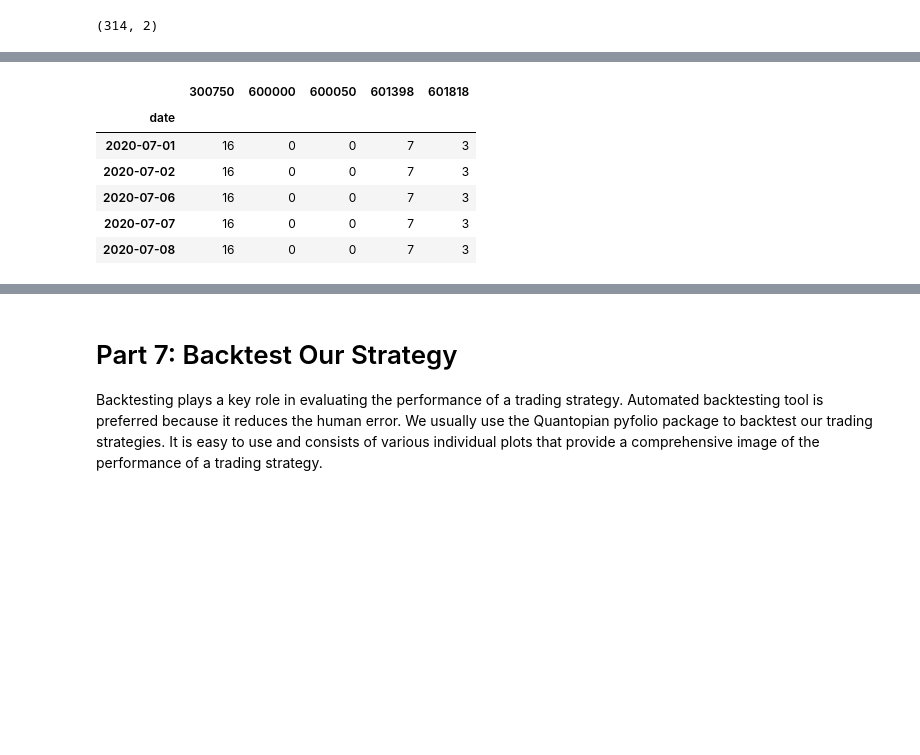
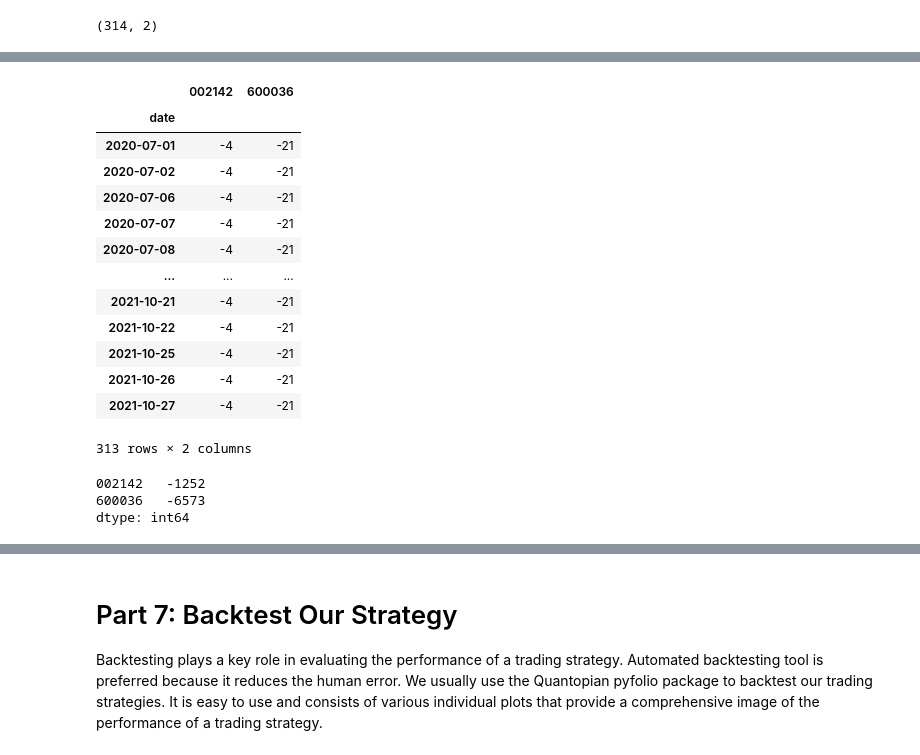
Before and after one commit to EvanHong99/FinRL, a Jupyter notebook: FinRL_StockTrading_NeurIPS_2018.ipynb, the cells around one changed output, grey strips where cells are left out. Drawn from its saved outputs; the diff is of its cells as text; code cells hidden in the pictures; blank space fills up the shorter version.

Commit message:
需要改进pair trading

```diff
--- a/FinRL_StockTrading_NeurIPS_2018.ipynb
+++ b/FinRL_StockTrading_NeurIPS_2018.ipynb
@@ -495,5 +481,7 @@ auth success
 # %%
-processed_full=pd.read_csv('./datasets/train/processed_full.csv',index_col=0,header=0)
+processed_full=pd.read_csv('./datasets/train/processed_full.csv',index_col=0,header=0,dtype={"tic":str})
+# 只选择两个股票
+processed_full=processed_full[np.logical_or(processed_full['tic']=='600036',processed_full['tic']=='002142')]
 processed_full
 # %% [output]
 |  | date | tic | open | high | close | low | volume | turnover | day | macd | boll_ub | ... |
@@ -556,15 +551,21 @@ Stock Dimension: 5, State Space: 51
 from finrl.finrl_meta.env_stock_trading.env_test import StockTradingEnv
 env_kwargs = {
         "hmax": 100,
-        "initial_amount": 1000000,
-        "num_stock_shares": [0] * stock_dimension,
+        "initial_amount": 1e5, # 十万空余资金
+        "num_stock_shares": [0] * stock_dimension, # 每个股票十手
         "buy_cost_pct": [0.000675] * stock_dimension,
         "sell_cost_pct": [0.001] * stock_dimension,
         "state_space": state_space,
         "stock_dim": stock_dimension,
         "tech_indicator_list": config.INDICATORS,
         "action_space": stock_dimension,
-        "reward_scaling": 1e-4 }
+        "reward_scaling": 1e-4,
+        # "model_name":"pair_trading",
+        # "mode":"test",
+        # "":,
+
+
+         }
 e_train_gym = StockTradingEnv(df = train, **env_kwargs)
 # %% [markdown]
 ## Environment for Training
@@ -600,5 +601,5 @@ Using cuda device
 # %%
 trained_ppo = agent.train_model(model=model_ppo,
                     tb_log_name='ppo',
-                    total_timesteps=5000)
+                    total_timesteps=20000)
 # %% [output]
@@ -729,10 +835,23 @@ df_account_value.tail()
 # %%
-df_actions.head()
+df_actions
 # %% [output]
-|  | 300750 | 600000 | 600050 | 601398 | 601818 |
-| date |  |  |  |  |  |
-| 2020-07-01 | 16 | 0 | 0 | 7 | 3 |
-| 2020-07-02 | 16 | 0 | 0 | 7 | 3 |
-| 2020-07-06 | 16 | 0 | 0 | 7 | 3 |
-| 2020-07-07 | 16 | 0 | 0 | 7 | 3 |
-| 2020-07-08 | 16 | 0 | 0 | 7 | 3 |
+|  | 002142 | 600036 |
+| date |  |  |
+| 2020-07-01 | -4 | -21 |
+| 2020-07-02 | -4 | -21 |
+| 2020-07-06 | -4 | -21 |
+| 2020-07-07 | -4 | -21 |
+| 2020-07-08 | -4 | -21 |
+| ... | ... | ... |
+| 2021-10-21 | -4 | -21 |
+| 2021-10-22 | -4 | -21 |
+| 2021-10-25 | -4 | -21 |
+| 2021-10-26 | -4 | -21 |
+| 2021-10-27 | -4 | -21 |
+313 rows × 2 columns
+# %%
+df_actions.sum()
+# %% [output]
+002142   -1252
+600036   -6573
+dtype: int64
```
Also changed, not shown: parts of 96 cells of this notebook, 4 other files.
